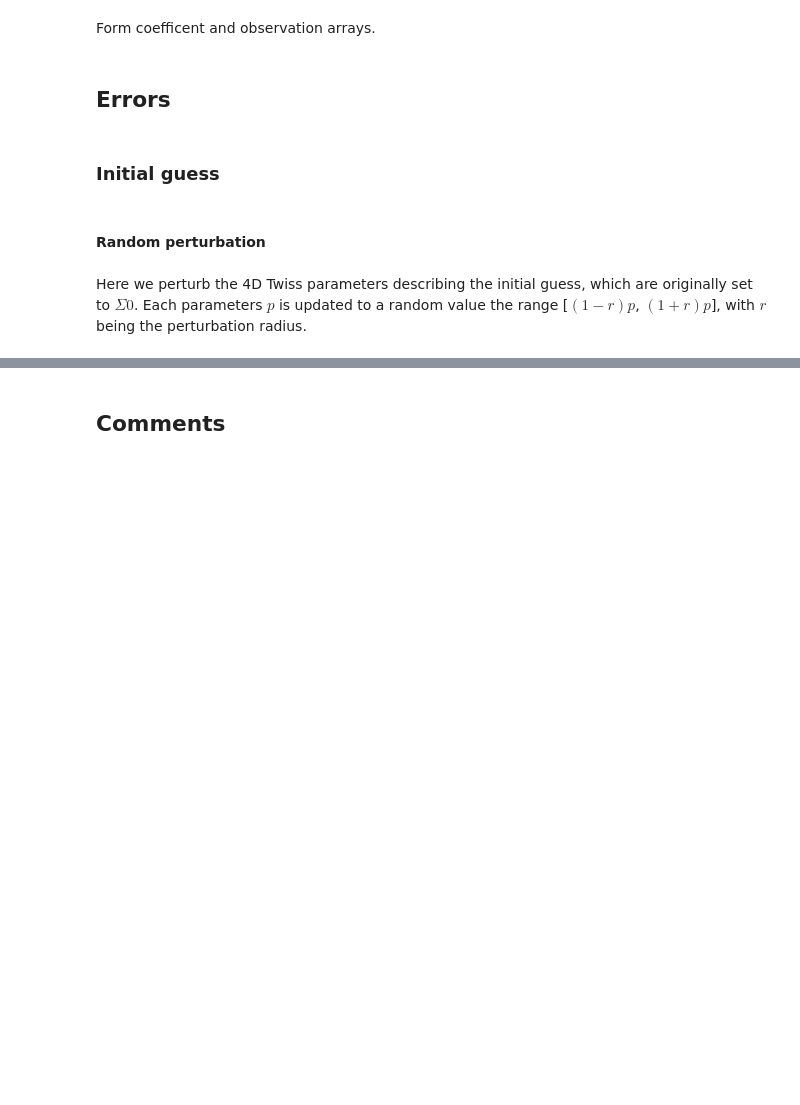
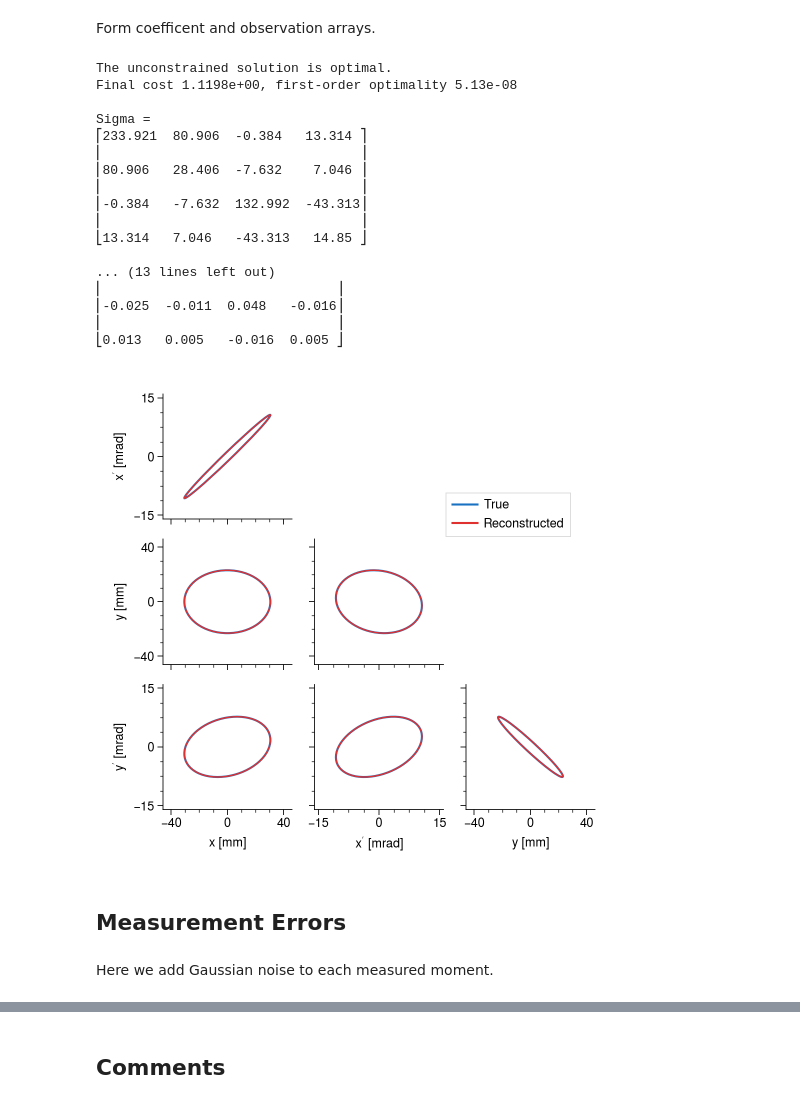
Before and after one commit to austin-hoover/accphys-tools, a Jupyter notebook: pyorbit_studies/measurement/scan/analysis.ipynb, the cells around one changed output, grey strips where cells are left out. Cells and saved outputs as stored; diff of their text form; code cells hidden in the pictures; blank space fills up the shorter version.

```diff
--- a/pyorbit_studies/measurement/scan/analysis.ipynb
+++ b/pyorbit_studies/measurement/scan/analysis.ipynb
@@ -257,22 +271,41 @@ A, b = np.array(A), np.array(b)
 # %%
 guess = to_vec(Sigma0)
 Sigma = solve(A, b, guess, method, verbose=1)
 print()
 show(Sigma, 'Sigma')
 print()
 show(Sigma0, 'Sigma0')
 print()
 show(Sigma - Sigma0, 'Sigma - Sigma0')
 
-axes = myplt.rms_ellipses(Sigma, color='blue8', lw=2)
-myplt.rms_ellipses(Sigma0, axes=axes, color='red8', lw=1);
-handles = [Line2D([0], [0], color='red8'), Line2D([0], [0], color='blue8')]
+axes = myplt.rms_ellipses(Sigma0, color='blue8', lw=1.5);
+axes = myplt.rms_ellipses(Sigma, axes=axes, color='red8', lw=1)
+handles = [Line2D([0], [0], color='blue8'), Line2D([0], [0], color='red8')]
 axes[1, 1].legend(handles, ['True', 'Reconstructed'], loc=(1.02, 1.02));
 save('projection_default')
+# %% [output]
+The unconstrained solution is optimal.
+Final cost 1.1198e+00, first-order optimality 5.13e-08
+
+Sigma =
+⎡233.921  80.906  -0.384   13.314 ⎤
+⎢                                 ⎥
+⎢80.906   28.406  -7.632    7.046 ⎥
+⎢                                 ⎥
+⎢-0.384   -7.632  132.992  -43.313⎥
+⎢                                 ⎥
+⎣13.314   7.046   -43.313   14.85 ⎦
+
+... (13 lines left out)
+⎢                              ⎥
+⎢-0.025  -0.011  0.048   -0.016⎥
+⎢                              ⎥
+⎣0.013   0.005   -0.016  0.005 ⎦
+[figure, added]
 # %% [markdown]
-## Errors
+## Measurement Errors
-# %% [markdown]
-### Initial guess
+# %% [markdown]
+Here we add Gaussian noise to each measured moment.
 # %%
 eps_ideal = ea.intrinsic_emittances(Sigma0)
 emittances, Sigmas = {}, {}
@@ -333,5 +357 @@ def plot_rms_ellipse_comparison(Sigmas, Sigma0, figsize=(4.5, 4.5), figname=None
-# %% [markdown]
-#### Random perturbation
-# %% [markdown]
-Here we perturb the 4D Twiss parameters describing the initial guess, which are originally set to $\Sigma0$. Each parameters $p$ is updated to a random value the range [$(1 - r)p$, $(1 + r)p$], with $r$ being the perturbation radius.
 # %%
```
Also changed, not shown: parts of 18 cells of this notebook, 53 other files.
